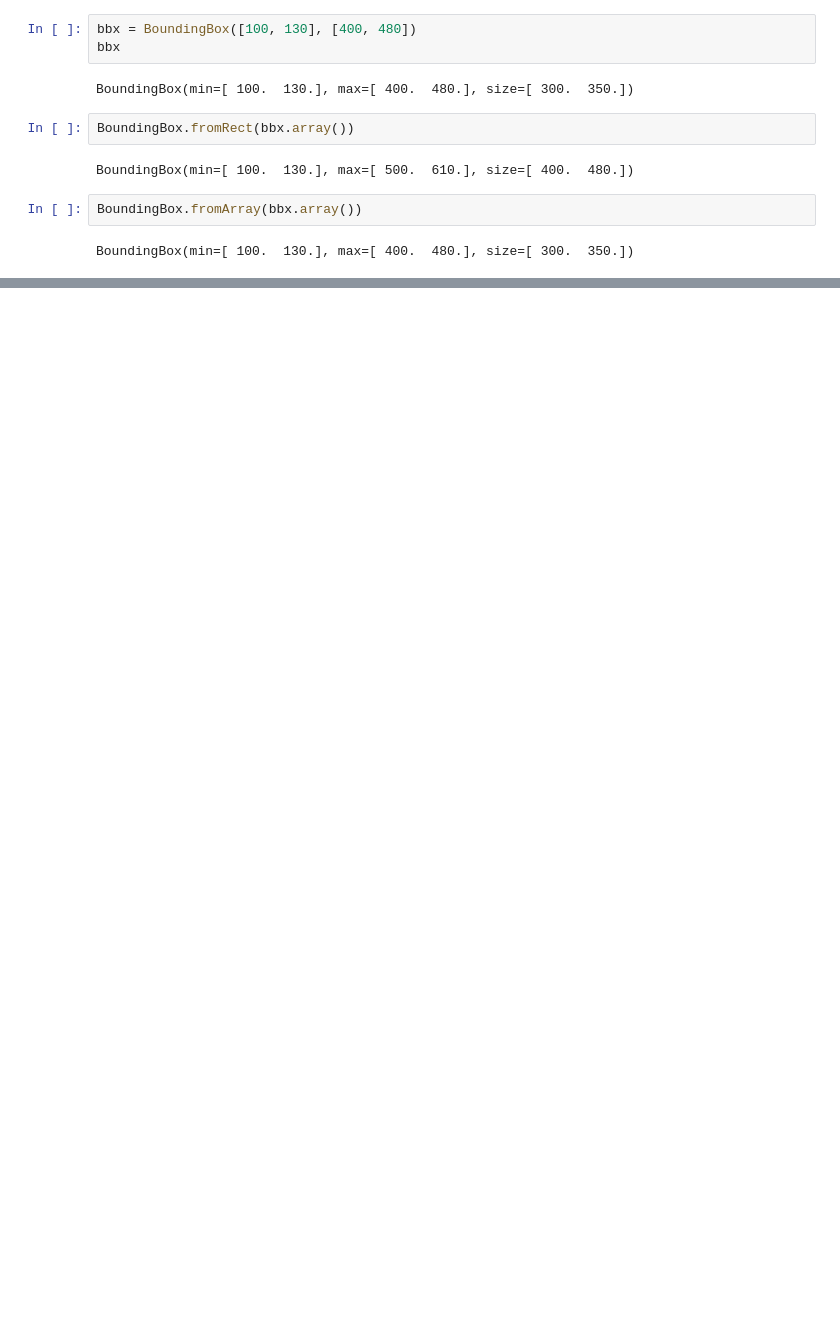
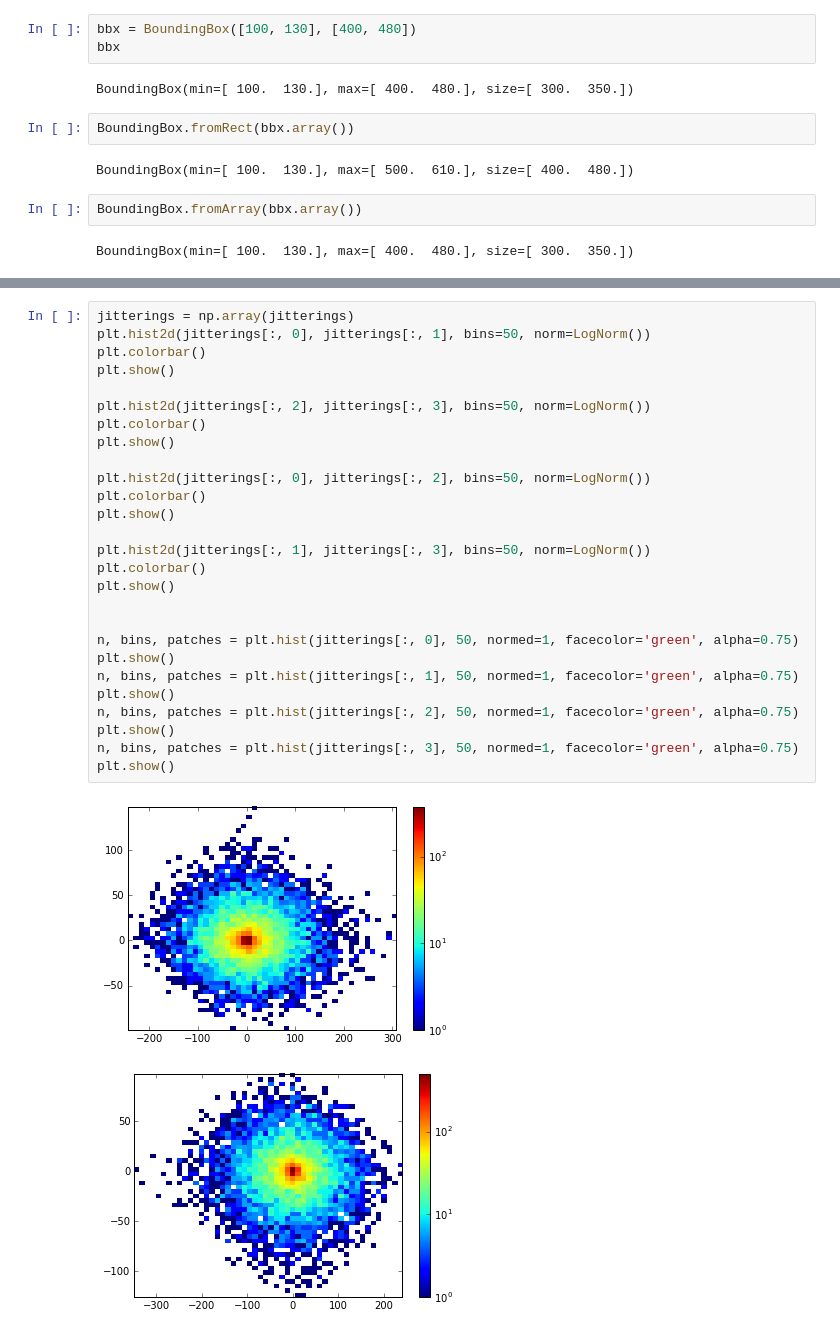
Before and after one commit to abhijitkundu/RenderAndCompare, a Jupyter notebook: python/playground/BoundingBox.ipynb, the cells around one changed output, grey strips where cells are left out. Cells and saved outputs as stored; diff of their text form; blank space fills up the shorter version.

```diff
--- a/python/playground/BoundingBox.ipynb
+++ b/python/playground/BoundingBox.ipynb
@@ -87,0 +91,30 @@ def create_jittered_bbx(bbx, min_jittter_iou):
+# %%
+jitterings = np.array(jitterings)
+plt.hist2d(jitterings[:, 0], jitterings[:, 1], bins=50, norm=LogNorm())
+plt.colorbar()
+plt.show()
+
+plt.hist2d(jitterings[:, 2], jitterings[:, 3], bins=50, norm=LogNorm())
+plt.colorbar()
+plt.show()
+
+plt.hist2d(jitterings[:, 0], jitterings[:, 2], bins=50, norm=LogNorm())
+plt.colorbar()
+plt.show()
+
+plt.hist2d(jitterings[:, 1], jitterings[:, 3], bins=50, norm=LogNorm())
+plt.colorbar()
+plt.show()
+
+
+n, bins, patches = plt.hist(jitterings[:, 0], 50, normed=1, facecolor='green', alpha=0.75)
+plt.show()
+n, bins, patches = plt.hist(jitterings[:, 1], 50, normed=1, facecolor='green', alpha=0.75)
+plt.show()
+n, bins, patches = plt.hist(jitterings[:, 2], 50, normed=1, facecolor='green', alpha=0.75)
+plt.show()
+n, bins, patches = plt.hist(jitterings[:, 3], 50, normed=1, facecolor='green', alpha=0.75)
+plt.show()
+# %% [output]
+[figure, added]
+[figure, added]
```
Also changed, not shown: parts of 15 cells of this notebook, 1 other file.
